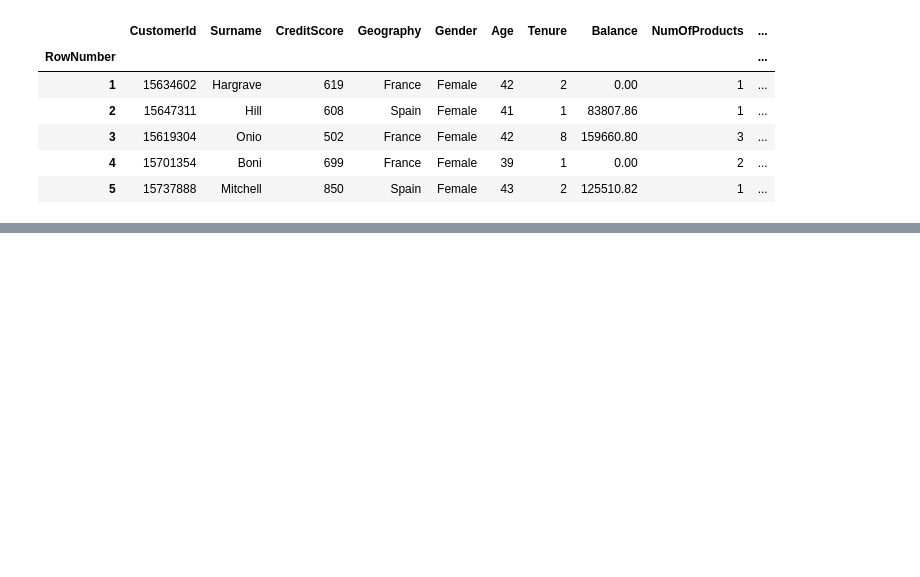
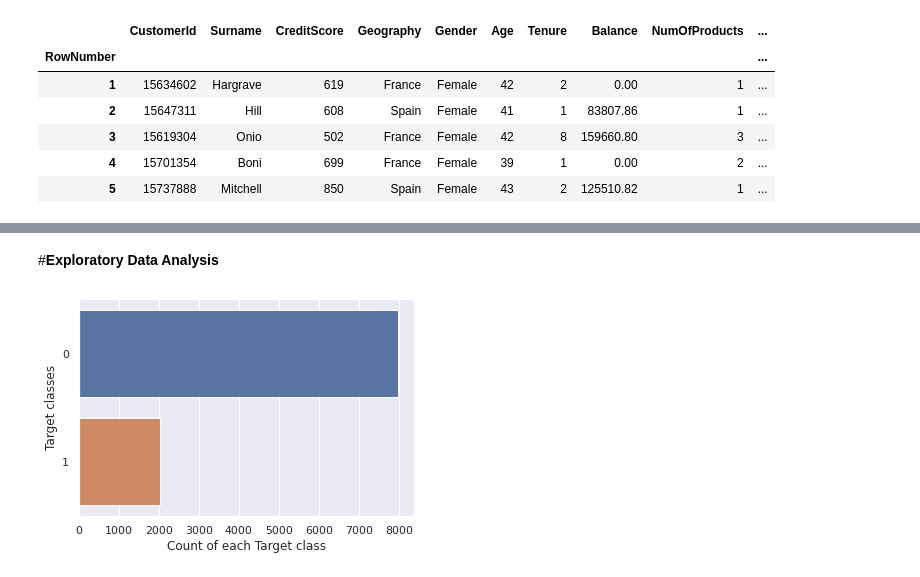
Before and after one commit to Arnabsaha6/Machine-Learning, a Jupyter notebook: Customer_Churn_Prediction.ipynb, the cells around one changed output, grey strips where cells are left out. Drawn from its saved outputs; the diff is of its cells as text; code cells hidden in the pictures; blank space fills up the shorter version.

```diff
--- a/Customer_Churn_Prediction.ipynb
+++ b/Customer_Churn_Prediction.ipynb
@@ -77,0 +94,12 @@ churn_data.head()
+# %%
+## let's drop few columns which won't contribute to the model using domain knowldedge.
+churn_data.drop(['CustomerId','Surname'],axis=1,inplace=True)
+# %%
+# Let's do one hot encoding for the column `Geo` as Logistic Regression model would be expecting numeric features
+Geography_dummies = pd.get_dummies(prefix='Geo',data=churn_data,columns=['Geography'])
+# %%
+# Rather than using one hot encoding we can do label encoding as well. Here let's use replace function rather than label encoder
+Gender_dummies = Geography_dummies.replace(to_replace={'Gender': {'Female': 1,'Male':0}})
+# %%
+churn_data_encoded = Gender_dummies
+churn_data_encoded.head()
@@ -77,0 +114,11 @@ churn_data.head()
+# %% [markdown]
+#**Exploratory Data Analysis**
+# %%
+# Check the distribution of y variable to see if it's a case of unbalanced class
+
+sns.countplot(y=churn_data_encoded.Exited ,data=churn_data_encoded)
+plt.xlabel("Count of each Target class")
+plt.ylabel("Target classes")
+plt.show()
+# %% [output]
+[figure, added]
```
Also changed, not shown: parts of 3 cells of this notebook.
